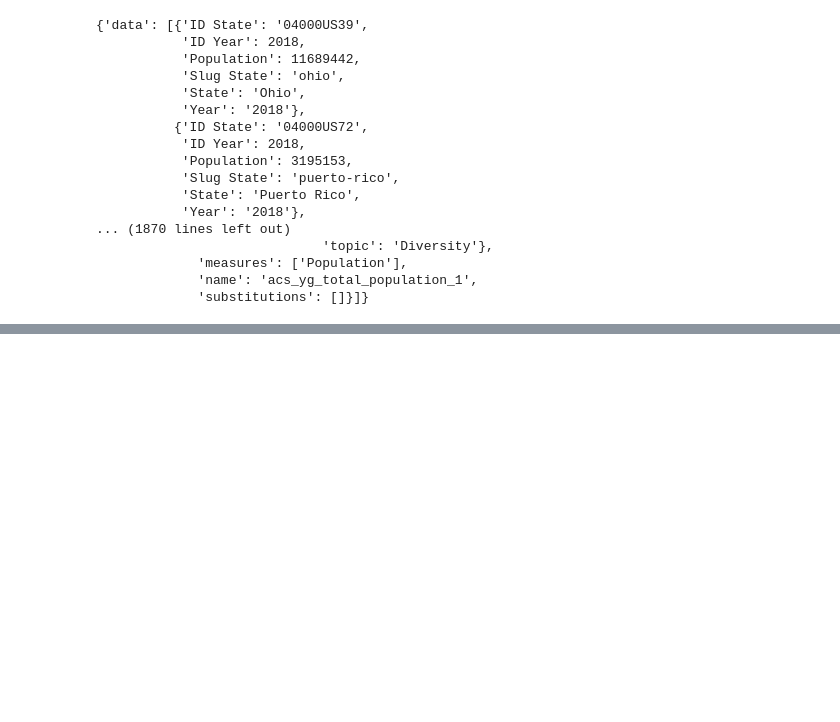
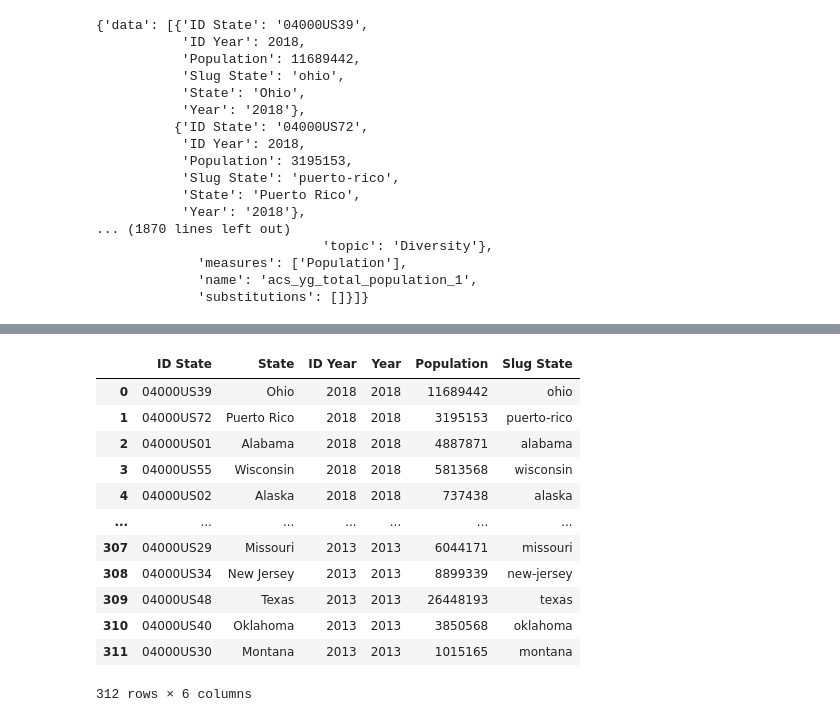
Before and after one commit to goldenb85/Project2, a Jupyter notebook: population.ipynb, the cells around one changed output, grey strips where cells are left out. Saved outputs shown, nothing was run; the diff lists cells and outputs as text; code cells hidden in the pictures; blank space fills up the shorter version.

```diff
--- a/population.ipynb
+++ b/population.ipynb
@@ -35,9 +35,6 @@ data = response.json()
 print(data)
 # %% [output]
 JSONDecodeError: Expecting value: line 1 column 1 (char 0)
-# %%
-with open('population.txt') as json_file:
-    data = json.load(json_file)
 # %%
 pprint(data)
 # %% [output]
@@ -60,0 +62,3 @@ pprint(data)
+# %%
+from pandas.io.json import json_normalize
+df=json_normalize(data['data'])
@@ -60,0 +74,16 @@ pprint(data)
+# %%
+df.reindex(index=range(0,312))
+# %% [output]
+|  | ID State | State | ID Year | Year | Population | Slug State |
+| 0 | 04000US39 | Ohio | 2018 | 2018 | 11689442 | ohio |
+| 1 | 04000US72 | Puerto Rico | 2018 | 2018 | 3195153 | puerto-rico |
+| 2 | 04000US01 | Alabama | 2018 | 2018 | 4887871 | alabama |
+| 3 | 04000US55 | Wisconsin | 2018 | 2018 | 5813568 | wisconsin |
+| 4 | 04000US02 | Alaska | 2018 | 2018 | 737438 | alaska |
+| ... | ... | ... | ... | ... | ... | ... |
+| 307 | 04000US29 | Missouri | 2013 | 2013 | 6044171 | missouri |
+| 308 | 04000US34 | New Jersey | 2013 | 2013 | 8899339 | new-jersey |
+| 309 | 04000US48 | Texas | 2013 | 2013 | 26448193 | texas |
+| 310 | 04000US40 | Oklahoma | 2013 | 2013 | 3850568 | oklahoma |
+| 311 | 04000US30 | Montana | 2013 | 2013 | 1015165 | montana |
+312 rows × 6 columns
```
Also changed, not shown: parts of 6 cells of this notebook, 4 other files.
